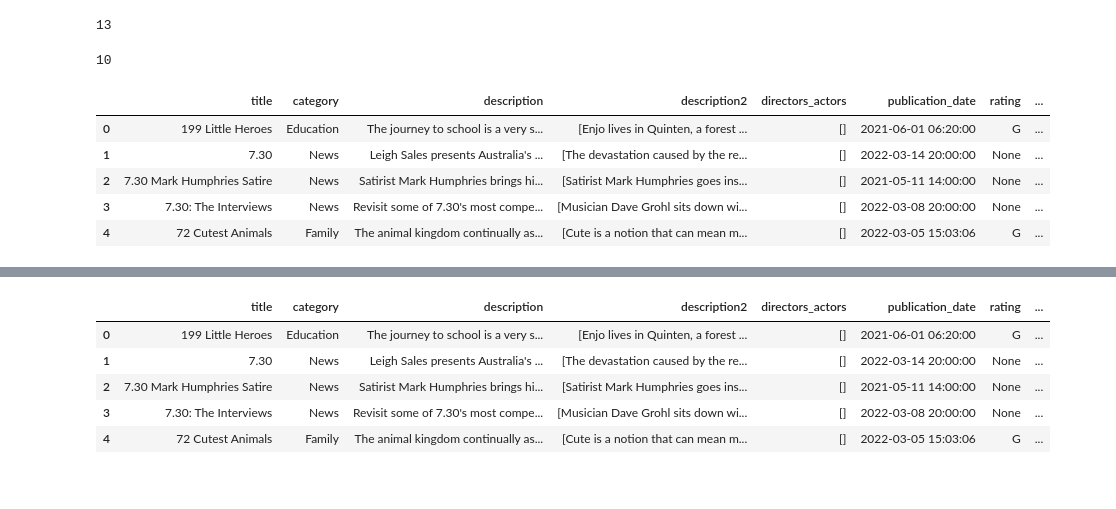
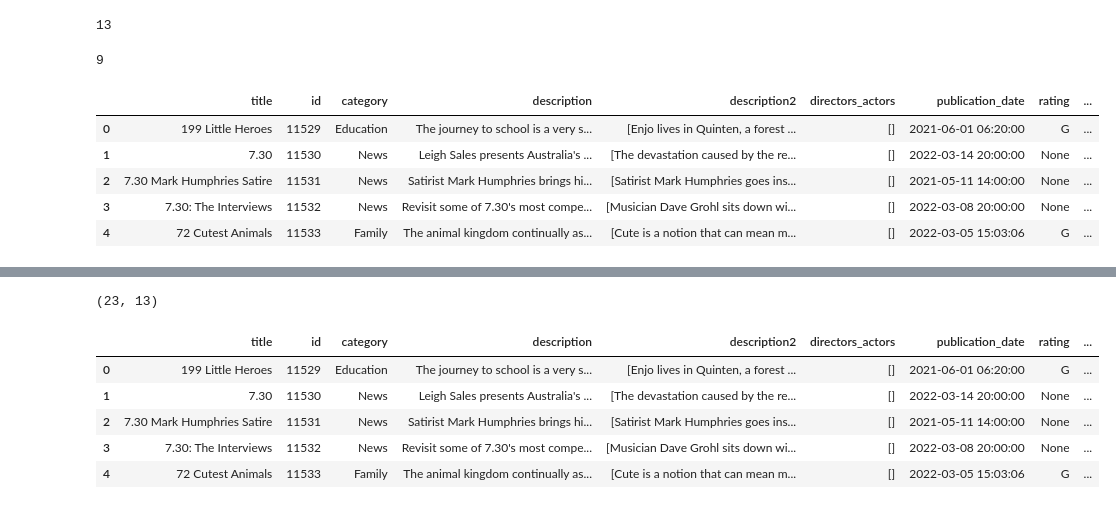
Before and after one commit to zoneout215/RS_assignment, a Jupyter notebook: content_based.ipynb, the cells around one changed output, grey strips where cells are left out. Drawn from its saved outputs; the diff is of its cells as text; code cells hidden in the pictures.

Commit message:
content filter for films and tv-shows

```diff
--- a/content_based.ipynb
+++ b/content_based.ipynb
@@ -7,7 +7,7 @@ from sklearn.cluster import KMeans
 from kneed import KneeLocator
 # %%
 #read the pkl file for movies
-df = pd.read_pickle('./ABC/full_movies.pkl')
+df = pd.read_pickle('./data/full_movies.pkl')
 #read the pkl file for shows
 df_2 = pd.read_pickle('./ABC/full_shows.pkl')
 # %%
@@ -84,7 +98,7 @@ for k in K:
 kn = KneeLocator(K, inertia, curve='convex', direction='decreasing')
 print(kn.knee)
 # %% [output]
-10
+9
 # %%
 # Cluster the documents using KMeans
 num_clusters = 13
@@ -96,21 +110,22 @@ clusters = km.labels_.tolist()
 df['cluster'] = clusters
 # %%
 # Cluster the documents using KMeans
-num_clusters_shows = 10
+num_clusters_shows = 9
 km_shows = KMeans(n_clusters=num_clusters_shows)
 km_shows.fit(tfidf_shows)
 
 # Assign cluster labels to each document
 clusters_shows = km_shows.labels_.tolist()
 df_2['cluster'] = clusters_shows
+df_2.reset_index(inplace=True)
 df_2.head()
 # %% [output]
-|  | title | category | description | description2 | directors_actors | publication_date | rating | ... |
-| 0 | 199 Little Heroes | Education | The journey to school is a very s... | [Enjo lives in Quinten, a forest ... | [] | 2021-06-01 06:20:00 | G | ... |
-| 1 | 7.30 | News | Leigh Sales presents Australia's ... | [The devastation caused by the re... | [] | 2022-03-14 20:00:00 | None | ... |
-| 2 | 7.30 Mark Humphries Satire | News | Satirist Mark Humphries brings hi... | [Satirist Mark Humphries goes ins... | [] | 2021-05-11 14:00:00 | None | ... |
-| 3 | 7.30: The Interviews | News | Revisit some of 7.30's most compe... | [Musician Dave Grohl sits down wi... | [] | 2022-03-08 20:00:00 | None | ... |
-| 4 | 72 Cutest Animals | Family | The animal kingdom continually as... | [Cute is a notion that can mean m... | [] | 2022-03-05 15:03:06 | G | ... |
+|  | title | id | category | description | description2 | directors_actors | publication_date | rating | ... |
+| 0 | 199 Little Heroes | 11529 | Education | The journey to school is a very s... | [Enjo lives in Quinten, a forest ... | [] | 2021-06-01 06:20:00 | G | ... |
+| 1 | 7.30 | 11530 | News | Leigh Sales presents Australia's ... | [The devastation caused by the re... | [] | 2022-03-14 20:00:00 | None | ... |
+| 2 | 7.30 Mark Humphries Satire | 11531 | News | Satirist Mark Humphries brings hi... | [Satirist Mark Humphries goes ins... | [] | 2021-05-11 14:00:00 | None | ... |
+| 3 | 7.30: The Interviews | 11532 | News | Revisit some of 7.30's most compe... | [Musician Dave Grohl sits down wi... | [] | 2022-03-08 20:00:00 | None | ... |
+| 4 | 72 Cutest Animals | 11533 | Family | The animal kingdom continually as... | [Cute is a notion that can mean m... | [] | 2022-03-05 15:03:06 | G | ... |
 # %%
 australian = 'Australia|australia|australian|Australian|Aboriginal|Indigenous|First People'
 # %%
@@ -124,6 +139,12 @@ expat_library.head()
 | 424 | 424 | Family | Stackorama! | NaN | Stackorama! | Jaydyn Coggins, the best cup stac... | Jaydyn Coggins, the best cup stac... | [ABC TV Plus, DOCUMENTARY, SPORT,... | https://cdn.iview.abc.net.au/thum... | ... |
 | 484 | 484 | Family | Australia: The Wild Top End | NaN | Australia: The Wild Top End | Come with us on an epic journey t... | Come with us on an epic journey t... | [ABC ME, FAMILY] | https://cdn.iview.abc.net.au/thum... | ... |
 | 595 | 595 | Family | Freeman | NaN | Freeman | The story of a nation coming toge... | The story of a nation coming toge... | [ABC TV, ABC ME, INDIGENOUS, DOCU... | https://cdn.iview.abc.net.au/thum... | ... |
+# %%
+expat_library_shows = df_2[df_2['tags2'].str.contains(australian) | df_2['description'].str.contains(australian) | df_2['title'].str.contains(australian)
+]
+expat_library_shows.shape
+# %% [output]
+(23, 13)
 # %%
 #reset index for df_2
 df_2.reset_index(inplace=True)
@@ -131,12 +152,12 @@ df_2.reset_index(inplace=True)
 df_2.drop(columns=['index'], inplace=True)
 df_2.head()
 # %% [output]
-|  | title | category | description | description2 | directors_actors | publication_date | rating | ... |
-| 0 | 199 Little Heroes | Education | The journey to school is a very s... | [Enjo lives in Quinten, a forest ... | [] | 2021-06-01 06:20:00 | G | ... |
-| 1 | 7.30 | News | Leigh Sales presents Australia's ... | [The devastation caused by the re... | [] | 2022-03-14 20:00:00 | None | ... |
-| 2 | 7.30 Mark Humphries Satire | News | Satirist Mark Humphries brings hi... | [Satirist Mark Humphries goes ins... | [] | 2021-05-11 14:00:00 | None | ... |
-| 3 | 7.30: The Interviews | News | Revisit some of 7.30's most compe... | [Musician Dave Grohl sits down wi... | [] | 2022-03-08 20:00:00 | None | ... |
-| 4 | 72 Cutest Animals | Family | The animal kingdom continually as... | [Cute is a notion that can mean m... | [] | 2022-03-05 15:03:06 | G | ... |
+|  | title | id | category | description | description2 | directors_actors | publication_date | rating | ... |
+| 0 | 199 Little Heroes | 11529 | Education | The journey to school is a very s... | [Enjo lives in Quinten, a forest ... | [] | 2021-06-01 06:20:00 | G | ... |
+| 1 | 7.30 | 11530 | News | Leigh Sales presents Australia's ... | [The devastation caused by the re... | [] | 2022-03-14 20:00:00 | None | ... |
+| 2 | 7.30 Mark Humphries Satire | 11531 | News | Satirist Mark Humphries brings hi... | [Satirist Mark Humphries goes ins... | [] | 2021-05-11 14:00:00 | None | ... |
+| 3 | 7.30: The Interviews | 11532 | News | Revisit some of 7.30's most compe... | [Musician Dave Grohl sits down wi... | [] | 2022-03-08 20:00:00 | None | ... |
+| 4 | 72 Cutest Animals | 11533 | Family | The animal kingdom continually as... | [Cute is a notion that can mean m... | [] | 2022-03-05 15:03:06 | G | ... |
 # %%
 expat_library_shows= df_2[df_2['tags2'].str.contains(australian) | df_2['description'].str.contains(australian) | df_2['description2'].str.contains(australian) | df_2['title'].str.contains(australian)
 ]
```
Also changed, not shown: parts of 20 cells of this notebook, 4 other files.
